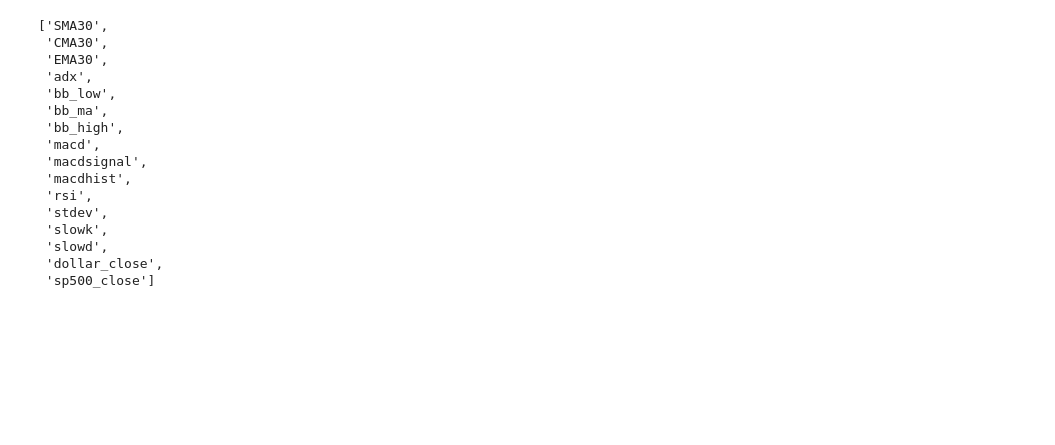
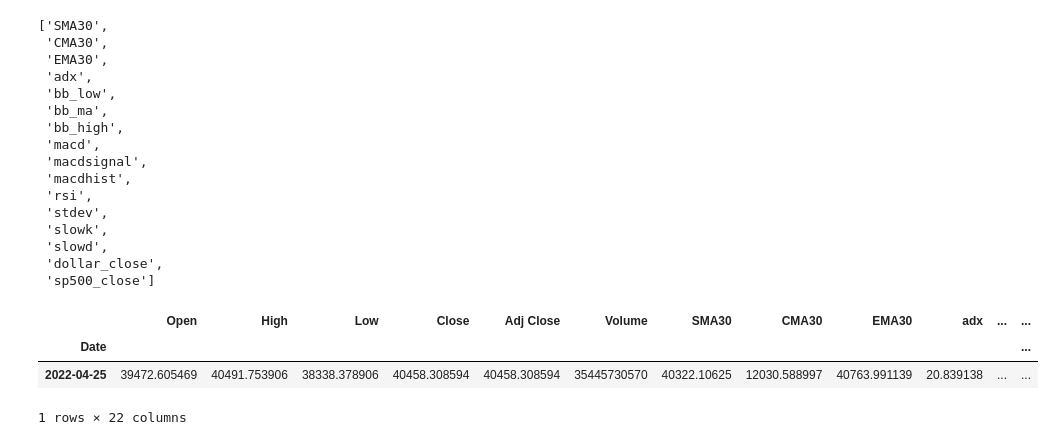
Before and after one commit to diogobulhosa/BC5, a Jupyter notebook: NB_Mafalda.ipynb, the cells around one changed output. Cells and saved outputs as stored; diff of their text form; code cells hidden in the pictures; blank space fills up the shorter version.

```diff
--- a/NB_Mafalda.ipynb
+++ b/NB_Mafalda.ipynb
@@ -140,6 +140,13 @@ df_btc.columns.tolist()[6:]
  'slowd',
  'dollar_close',
  'sp500_close']
+# %%
+df_btc[df_btc.index == '2022-04-25']
+# %% [output]
+|  | Open | High | Low | Close | Adj Close | Volume | SMA30 | CMA30 | EMA30 | adx | ... | ... |
+| Date |  |  |  |  |  |  |  |  |  |  |  | ... |
+| 2022-04-25 | 39472.605469 | 40491.753906 | 38338.378906 | 40458.308594 | 40458.308594 | 35445730570 | 40322.10625 | 12030.588997 | 40763.991139 | 20.839138 | ... | ... |
+1 rows × 22 columns
 # %%
 def candlestick(df, days, comparison = None, indicators = None):
 
```
Also changed, not shown: parts of 5 cells of this notebook.
